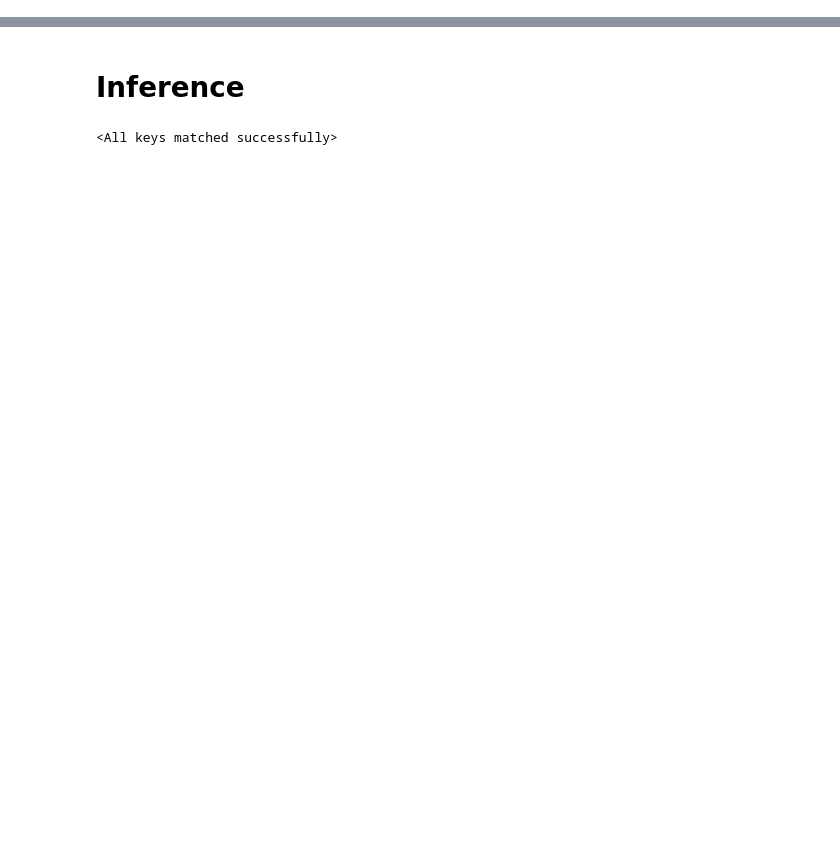
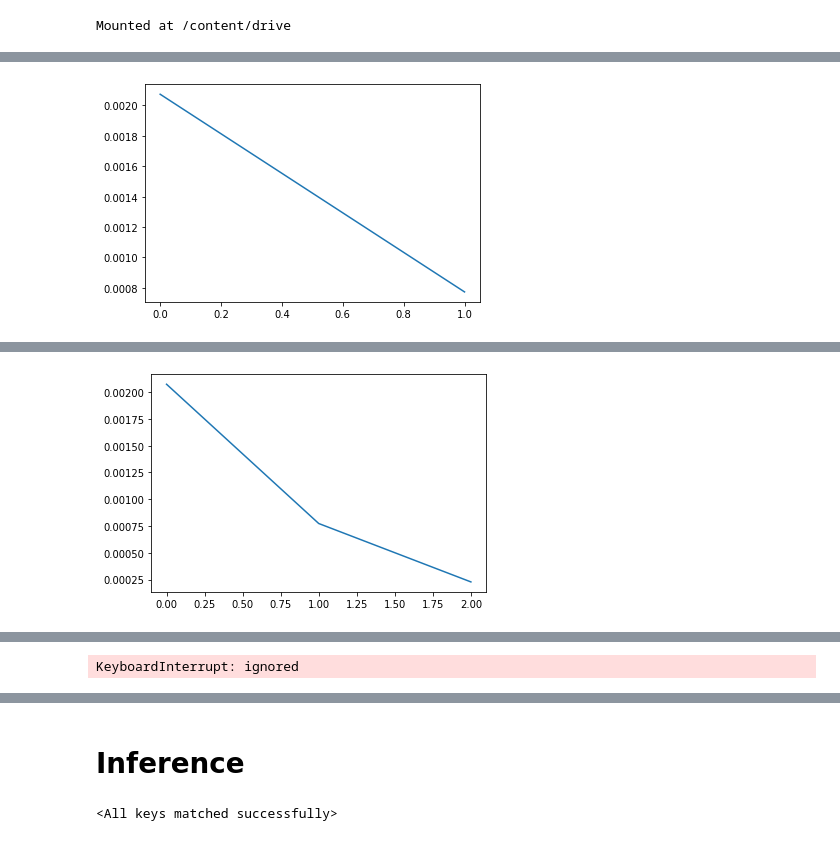
Before and after one commit to crimama/MVtecAD, a Jupyter notebook: baseline.ipynb, the cells around one changed output, grey strips where cells are left out. Cells and saved outputs as stored; diff of their text form; code cells hidden in the pictures; blank space fills up the shorter version.

```diff
--- a/baseline.ipynb
+++ b/baseline.ipynb
@@ -0,0 +1,5 @@
+# %%
+from google.colab import drive
+drive.mount('/content/drive')
+# %% [output]
+Mounted at /content/drive
@@ -34,7 +50,7 @@ def load_data(path):
     test_png = np.array(sorted(glob(f'{path}/test/*.png')))
 
     #라벨 인코더
-    train_labels = pd.read_csv("./data/open/train_df.csv")['label']
+    train_labels = pd.read_csv(f"{path}/train_df.csv")['label']
     label_unique = sorted(np.unique(train_labels))
     label_unique = {key:value for key,value in zip(label_unique, range(len(label_unique)))}
 
@@ -70,8 +86,7 @@ def model_save(model,epoch):
 
 
 
-def train(train_loader):
-    global model optimizer, scaler, loss_history,epoch
+def train(train_loader,model,optmizer,):
     start = time.time()
     train_loss = 0
     train_pred = []
@@ -117,7 +132,7 @@ def train(train_loader):
 # %%
 #하이퍼 파라미터들
 class CFG:
-    path = './data/open'
+    path = '/content/open/'
     batch_size = 8
     epochs = 25
     shuffle = True
@@ -138,9 +153,51 @@ for train_index, valid_index in kf.split(train_png):
 
     best = 0
     loss_history = []
+    #----------------------------train-----------------------------
+    for epoch in tqdm(range(CFG.epochs)):
+      start = time.time()
 
-    for epoch in tqdm(range(CFG.epochs)):
+      train_pred = []
+      train_y = []
 
-        train(train_loader)
-        valid(valid_loader)
+      model.train()
+      for batch in (train_loader):
+        optimizer.zero_grad()
+        train_loss = 0
+        x = torch.tensor(batch[0],dtype=torch.float32,device=device)
+        y = torch.tensor(batch[1],dtype=torch.long,device=device)
+
+        with torch.cuda.amp.autocast():
+          pred = model(x)
+        loss = criterion(pred,y)
+
+        scaler.scale(loss).backward()
+        scaler.step(optimizer)
+        scaler.update()
+
+        train_loss += loss.item()/len(train_loader)
+        train_pred += pred.argmax(1).detach().cpu().numpy().tolist()
+        train_y += y.detach().cpu().numpy().tolist()
+    #--------------------------Valid------------------------------------
+    #--------------------------Evaluate---------------------------------
+      #plot_losses
+      if epoch == 0:
+        loss_history.append(train_loss)
+      else:
+        loss_history.append(train_loss)
+        plt.plot(np.arange(epoch+1),np.array(loss_history))
+        plt.show()
+
+      #Evaluate
+      train_f1 = score_function(train_y,train_pred)
+
+      #model save
+      # if train_f1 > best:
+      #   best = train_f1
+      #   model_save(model,epoch)
+
+      TIME = time.time() - start
+
+      print(f'epoch : {epoch+1}/{CFG.epochs}    time : {TIME:.0f}s/{TIME*(CFG.epochs-epoch-1):.0f}s')
+      print(f'TRAIN    loss : {train_loss:.5f}    f1 : {train_f1:.5f}')
 # %% [output]
@@ -147,0 +206 @@ UnboundLocalError: local variable 'best' referenced before assignment
+[figure, added]
@@ -147,0 +209 @@ UnboundLocalError: local variable 'best' referenced before assignment
+[figure, added]
@@ -147,0 +212 @@ UnboundLocalError: local variable 'best' referenced before assignment
+KeyboardInterrupt: ignored
```
Also changed, not shown: parts of 5 cells of this notebook, 1 other file.
